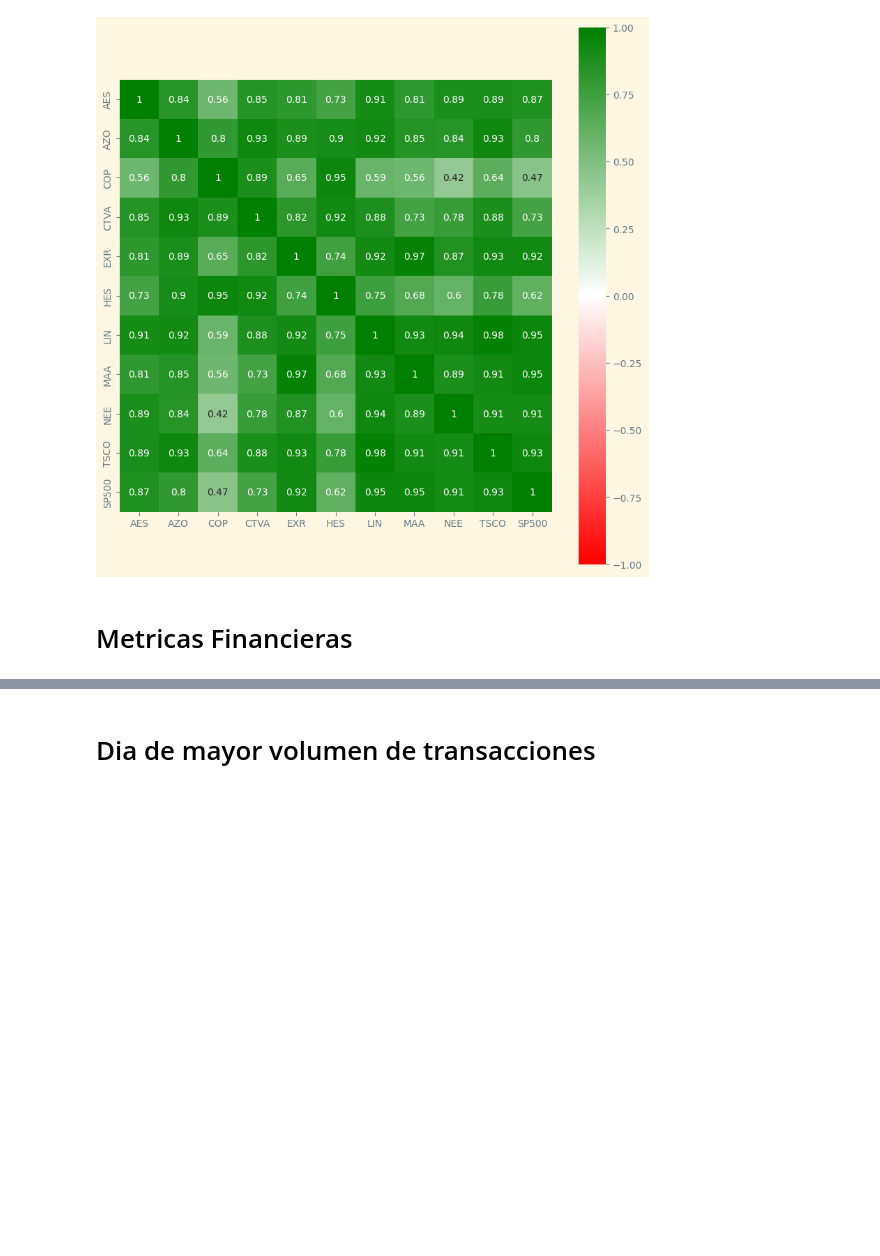
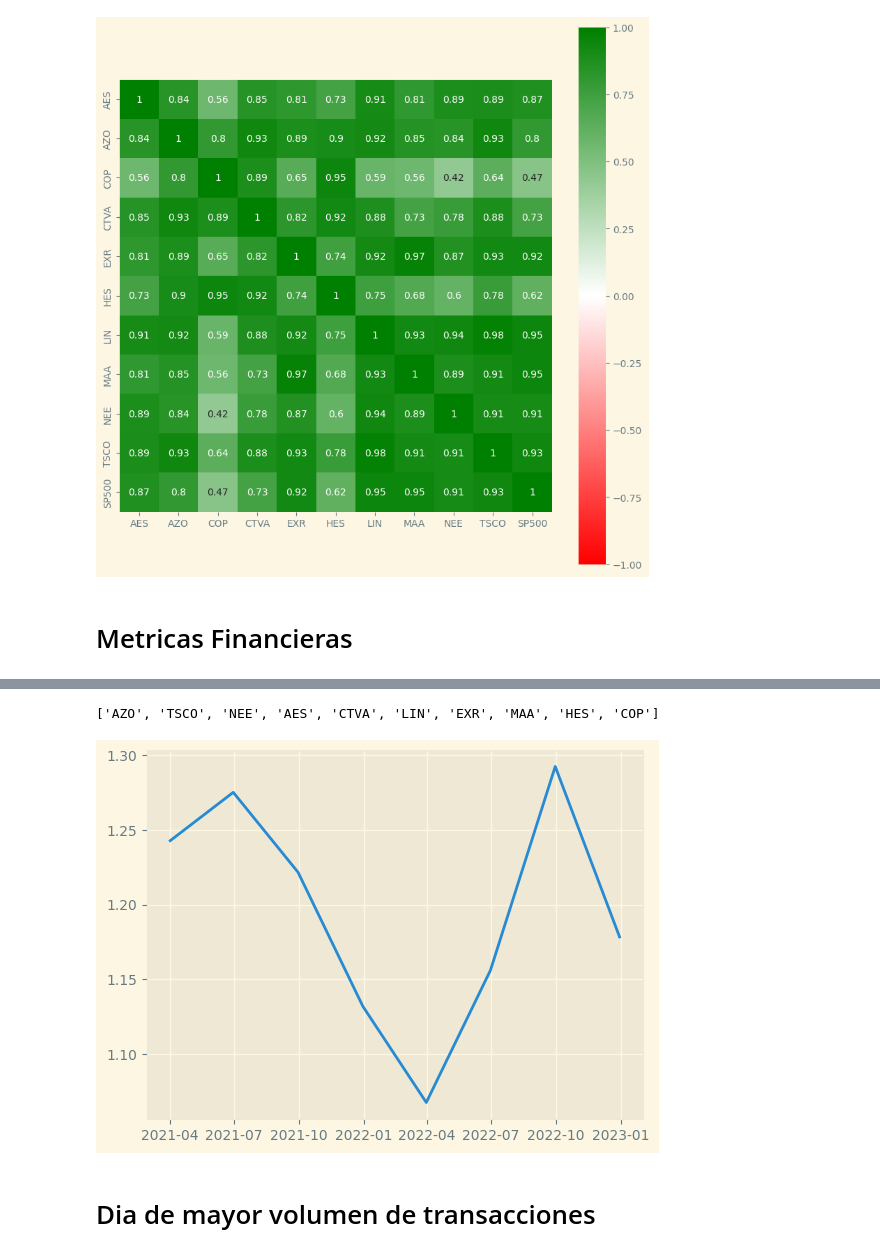
Before and after one commit to LuisM18/PI2_Henry, a Jupyter notebook: EDA.ipynb, the cells around one changed output, grey strips where cells are left out. Cells and saved outputs as stored; diff of their text form; code cells hidden in the pictures; blank space fills up the shorter version.

```diff
--- a/EDA.ipynb
+++ b/EDA.ipynb
@@ -548,4 +555,3 @@ See the caveats in the documentation: https://pandas.pydata.org/pandas-docs/stab
 # %%
-metricas =[]
-for i in symbols:
-    metricas.append(pd.read_excel('https://stockrow.com/api/companies/{}/financials.xlsx?dimension=Q&section=Metrics&sort=desc'.format(i)))
+metricas = pd.read_excel('https://stockrow.com/api/companies/{}/financials.xlsx?dimension=Q&section=Metrics&sort=desc'.format('AES'))
+metricas.head()
@@ -572,3 +595,23 @@ for i in symbols:
+# %%
+symbols
+# %% [output]
+['AZO', 'TSCO', 'NEE', 'AES', 'CTVA', 'LIN', 'EXR', 'MAA', 'HES', 'COP']
+# %%
+ratios = {}
+for i in symbols:
+    m = pd.read_excel('https://stockrow.com/api/companies/{}/financials.xlsx?dimension=Q&section=Metrics&sort=desc'.format(i))
+    m['Ratios'] = m.iloc[:,0]
+    m.set_index('Ratios',inplace=True)
+    m = m.loc[['Debt/Equity','Current Ratio','Net Profit Margin']]
+    m = m.T
+    m = m.iloc[1:,:]
+    m = m.apply(pd.to_numeric)
+    ratios['{}_Ratios'.format(i)] = m
+# %%
+plt.plot(ratios['AES_Ratios']['Current Ratio'][:10])
+plt.show()
+# %% [output]
+[figure, added]
 # %% [markdown]
 # Dia de mayor volumen de transacciones
 # %% [markdown]
```
Also changed, not shown: parts of 6 cells of this notebook, 2 other files.
